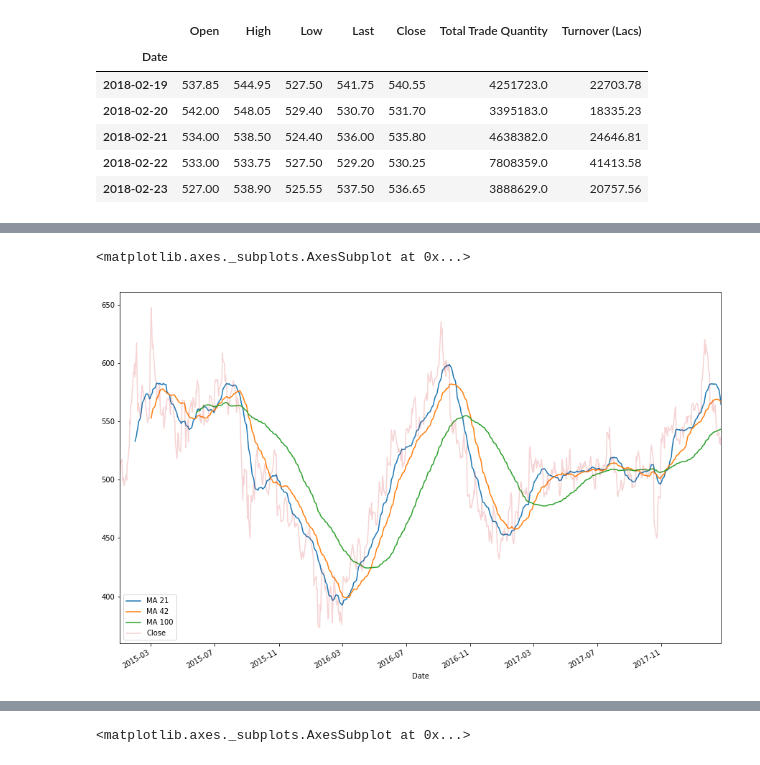
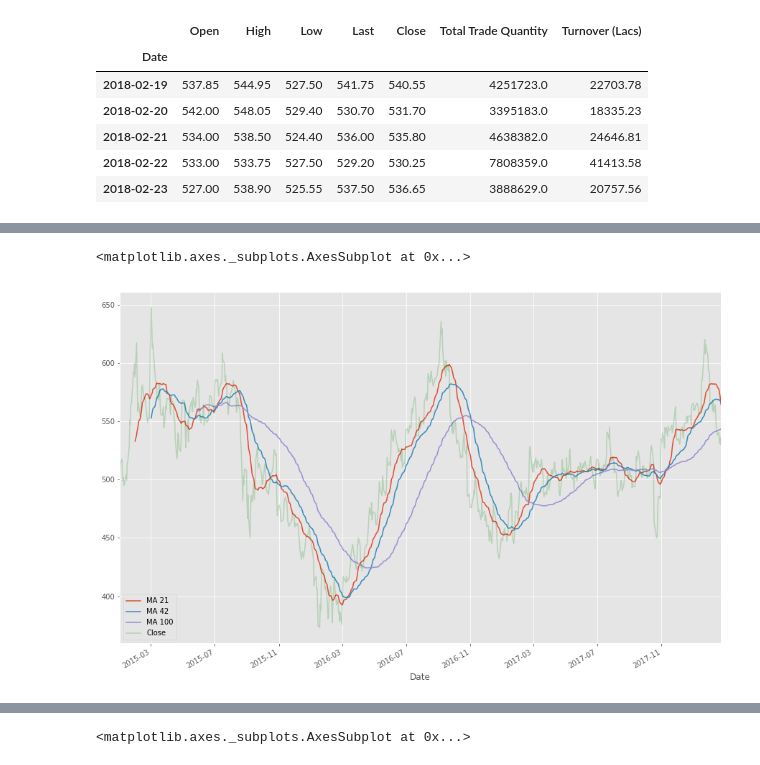
Before and after one commit to Ashish-Siyag/Data-science, a Jupyter notebook: Stock Analysis/Axis Bank Stock.ipynb, the cells around one changed output, grey strips where cells are left out. Cells and saved outputs as stored; diff of their text form; code cells hidden in the pictures.

```diff
--- a/Stock Analysis/Axis Bank Stock.ipynb
+++ b/Stock Analysis/Axis Bank Stock.ipynb
@@ -5,7 +5,11 @@ import matplotlib.pyplot as plt
 from datetime import datetime as dt
 import quandl
 %matplotlib inline
-from matplotlib.finance import candlestick2_ohlc as ohlc
+from matplotlib.finance import candlestick_ohlc
+import matplotlib.dates as mdates
+from matplotlib import style
+
+style.use('ggplot')
 # %%
 axis_data = quandl.get('NSE/AXISBANK', start_date = '2015-01-01')
 # %%
@@ -121,10 +109,10 @@ axis_data.head(3)
 | 2015-01-05 | 516.90 | 520.4 | 515.10 | 516.50 | 517.55 | 2561430.0 | 13262.09 | NaN | NaN | ... |
 # %%
 axis_data.loc[:,['MA 21', 'MA 42','MA 100']].plot(figsize  =(15,10))
-axis_data['Close'].plot(alpha = 0.2, figsize = (15,10),legend = True)
+axis_data['Close'].plot(alpha = 0.2, figsize = (15,10),legend = True, color = 'g')
 # %% [output]
 <matplotlib.axes._subplots.AxesSubplot at 0x...>
-[figure, old version]
+[figure, new version]
 # %%
 axis_data['Volatility'].plot(figsize = (10,10), legend = True, grid = True)
 # %% [output]
```
Also changed, not shown: parts of 17 cells of this notebook, 1 other file.
